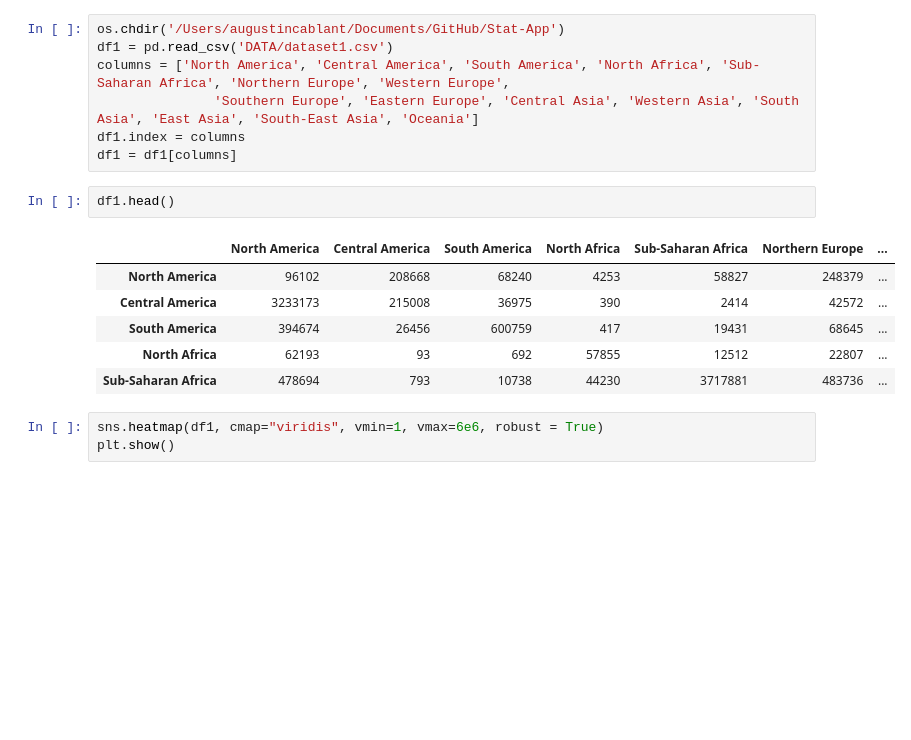
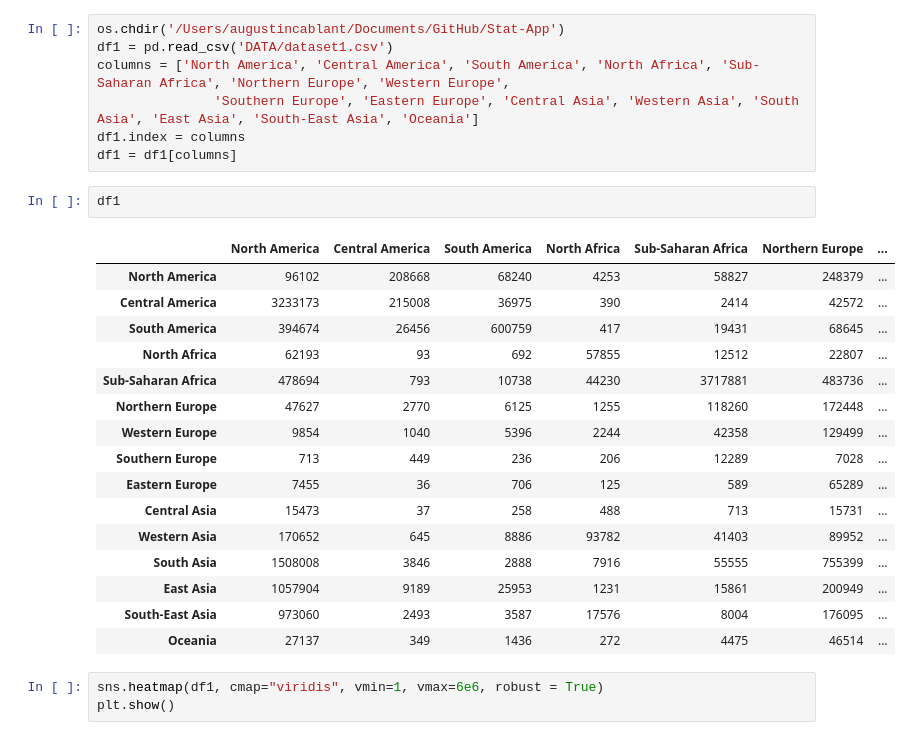
Before and after one commit to yassprogramme/Stat-App, a Jupyter notebook: codes/EDA.ipynb, the cells around one changed output. Cells and saved outputs as stored; diff of their text form; blank space fills up the shorter version.

```diff
--- a/codes/EDA.ipynb
+++ b/codes/EDA.ipynb
@@ -23,14 +23,24 @@ columns = ['North America', 'Central America', 'South America', 'North Africa',
 df1.index = columns
 df1 = df1[columns]
 # %%
-df1.head()
+df1
 # %% [output]
 |  | North America | Central America | South America | North Africa | Sub-Saharan Africa | Northern Europe | ... |
 | North America | 96102 | 208668 | 68240 | 4253 | 58827 | 248379 | ... |
 | Central America | 3233173 | 215008 | 36975 | 390 | 2414 | 42572 | ... |
 | South America | 394674 | 26456 | 600759 | 417 | 19431 | 68645 | ... |
 | North Africa | 62193 | 93 | 692 | 57855 | 12512 | 22807 | ... |
 | Sub-Saharan Africa | 478694 | 793 | 10738 | 44230 | 3717881 | 483736 | ... |
+| Northern Europe | 47627 | 2770 | 6125 | 1255 | 118260 | 172448 | ... |
+| Western Europe | 9854 | 1040 | 5396 | 2244 | 42358 | 129499 | ... |
+| Southern Europe | 713 | 449 | 236 | 206 | 12289 | 7028 | ... |
+| Eastern Europe | 7455 | 36 | 706 | 125 | 589 | 65289 | ... |
+| Central Asia | 15473 | 37 | 258 | 488 | 713 | 15731 | ... |
+| Western Asia | 170652 | 645 | 8886 | 93782 | 41403 | 89952 | ... |
+| South Asia | 1508008 | 3846 | 2888 | 7916 | 55555 | 755399 | ... |
+| East Asia | 1057904 | 9189 | 25953 | 1231 | 15861 | 200949 | ... |
+| South-East Asia | 973060 | 2493 | 3587 | 17576 | 8004 | 176095 | ... |
+| Oceania | 27137 | 349 | 1436 | 272 | 4475 | 46514 | ... |
 # %%
 sns.heatmap(df1, cmap="viridis", vmin=1, vmax=6e6, robust = True)
 plt.show()
```
Also changed, not shown: parts of 1 cell of this notebook.
